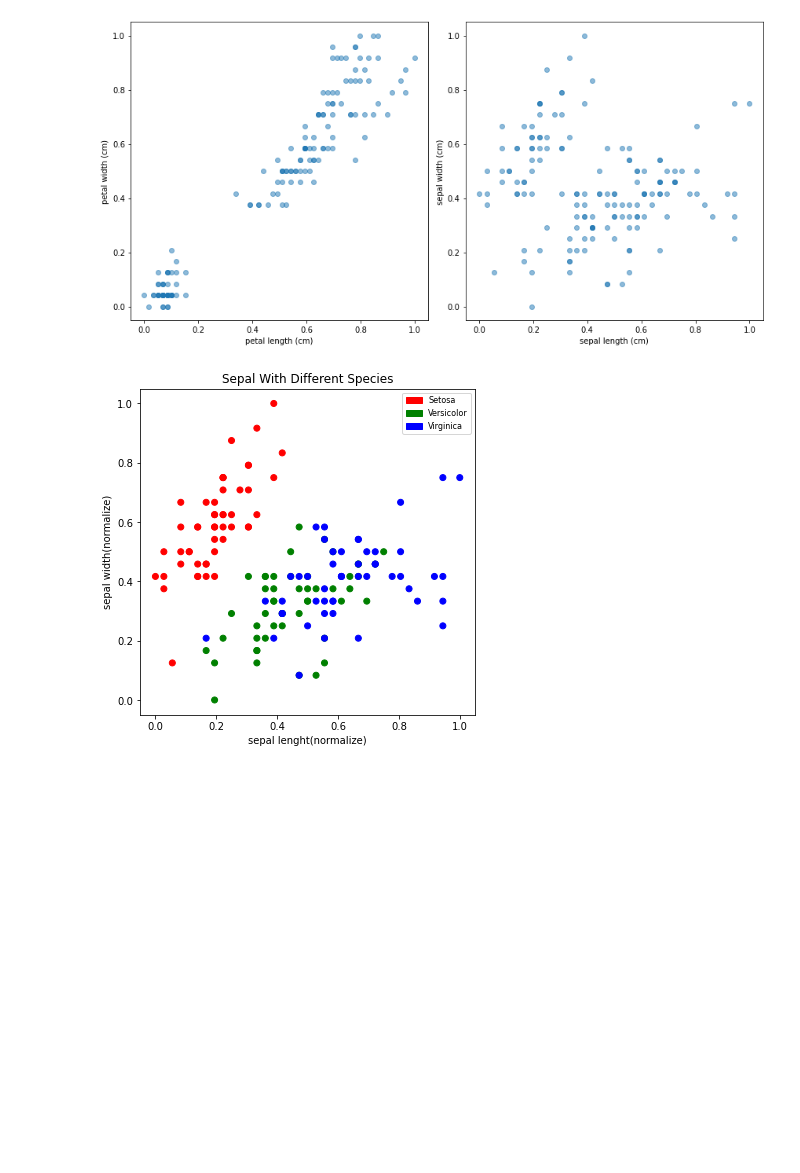
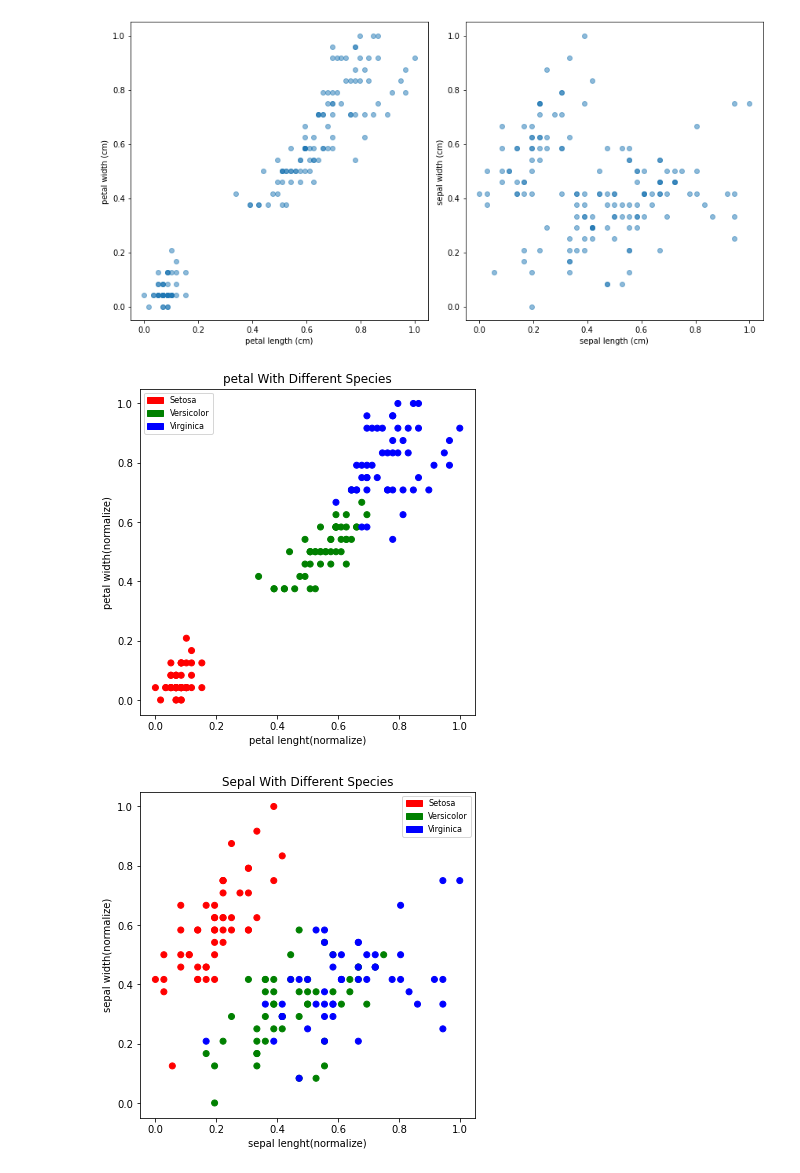
Before and after one commit to Chen-Han-Yu/Python, a Jupyter notebook: Tech/Iris/EDA_exercise.ipynb, the cells around one changed output. Drawn from its saved outputs; the diff is of its cells as text; code cells hidden in the pictures; blank space fills up the shorter version.

```diff
--- a/Tech/Iris/EDA_exercise.ipynb
+++ b/Tech/Iris/EDA_exercise.ipynb
@@ -198,6 +198,26 @@ plt.tight_layout()
 plt.show()
 # %% [output]
 [figure]
+# %%
+# Scatter Plot Sepal With Species
+data_label = iris_df.loc[:,"species"]
+iris_df_nor["species"] = data_label
+fig, ax = plt.subplots()
+colors = {"Setosa":"red","Versicolor":"green","Virginica":"blue"}
+ax.scatter(iris_df_nor["petal length (cm)"],iris_df_nor["petal width (cm)"],c=iris_df_nor['species'].map(colors))
+plt.xlabel("petal lenght(normalize)")
+plt.ylabel("petal width(normalize)")
+Setosa_color = mpatches.Patch(color="red",label="Setosa")
+Versicolor_color = mpatches.Patch(color="green",label="Versicolor")
+Virginica_color = mpatches.Patch(color="blue",label="Virginica")
+plt.legend(handles=[Setosa_color,Versicolor_color,Virginica_color],fontsize=8)
+fig.set_figheight(6)
+fig.set_figwidth(6)
+plt.title("petal With Different Species")
+plt.savefig("EDA_Scatter_Petal.png",dpi=300)
+plt.show()
+# %% [output]
+[figure, added]
 # %%
 # Scatter Plot Sepal With Species
 data_label = iris_df.loc[:,"species"]
```
Also changed, not shown: parts of 1 cell of this notebook, 4 other files.
